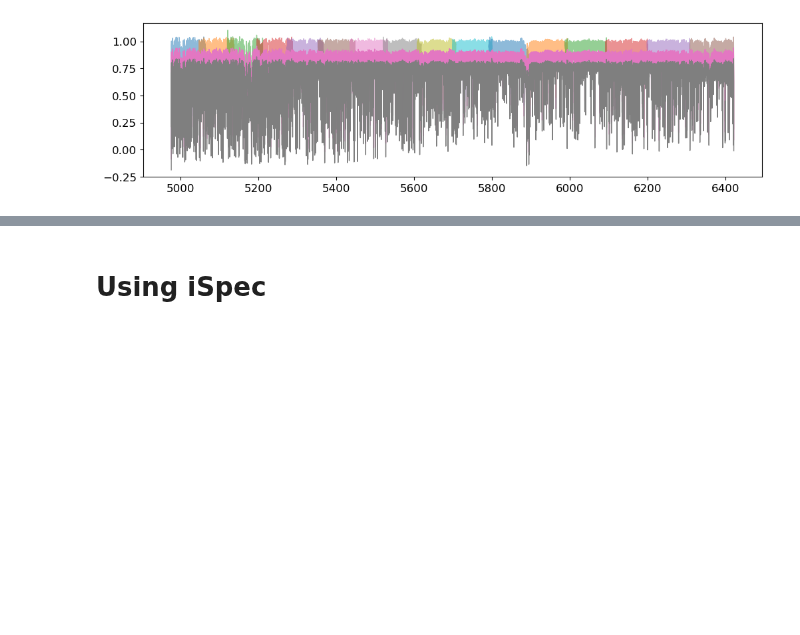
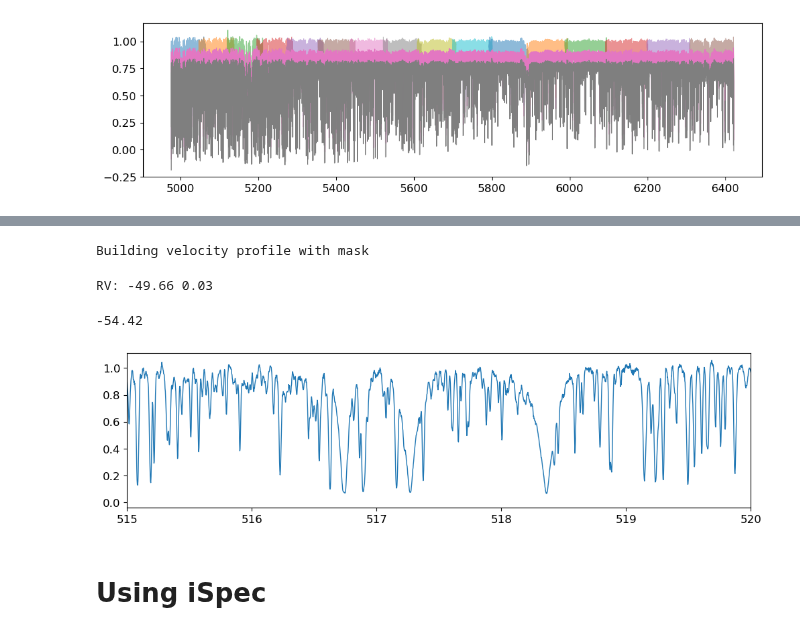
Before and after one commit to courtcraw/Notebooks, a Jupyter notebook: highmass_spectra_ispec.ipynb, the cells around one changed output, grey strips where cells are left out. Drawn from its saved outputs; the diff is of its cells as text; code cells hidden in the pictures; blank space fills up the shorter version.

```diff
--- a/highmass_spectra_ispec.ipynb
+++ b/highmass_spectra_ispec.ipynb
@@ -293,0 +382,20 @@ output_df.to_csv('/Users/ccra8514/Desktop/echelle_allorders.txt',index=False,sep
+# %%
+models, ccf = ispec.cross_correlate_with_mask(star_spectrum, linelist = ccf_mask, \
+                        lower_velocity_limit=-200, upper_velocity_limit=200, \
+                        velocity_step=1.0, mask_depth=0.01, \
+                        fourier=False)
+# %% [output]
+Building velocity profile with mask
+# %%
+# Number of models represent the number of components
+components = len(models)
+# First component:
+rv = np.round(models[0].mu(), 2) # km/s
+rv_err = np.round(models[0].emu(), 2) # km/s
+print('RV:',rv, rv_err)
+# %% [output]
+RV: -49.66 0.03
+# %%
+keck_data['RV'][0]
+# %% [output]
+-54.42
@@ -294,3 +404,15 @@ output_df.to_csv('/Users/ccra8514/Desktop/echelle_allorders.txt',index=False,sep
+# %%
+plt.figure(figsize=(12,3))
+plt.plot(star_spectrum_RVcorr.waveobs,star_spectrum_RVcorr.flux)
+plt.xlim(515,520)
+## are these not the right wavelengths???
+# plt.axvline(518.3,color='k')
+# plt.axvline(517.2,color='k')
+# plt.axvline(516.7,color='k')
+## I guess i'll just have to accept that idk the right numbers??
+plt.show()
+# %% [output]
+[figure, added]
 # %% [markdown]
 # Using iSpec
 # %%
```
Also changed, not shown: parts of 36 cells of this notebook.
